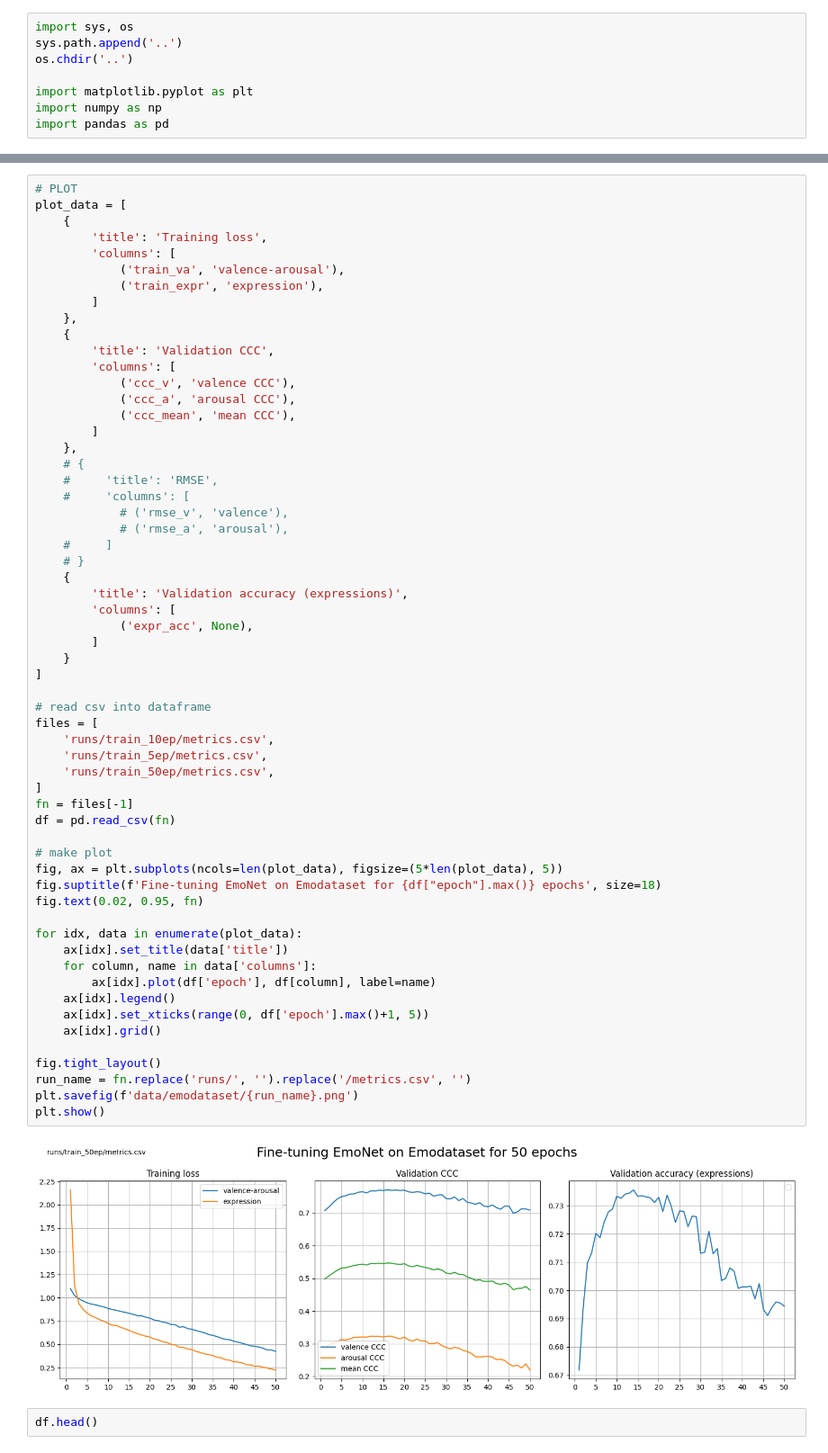
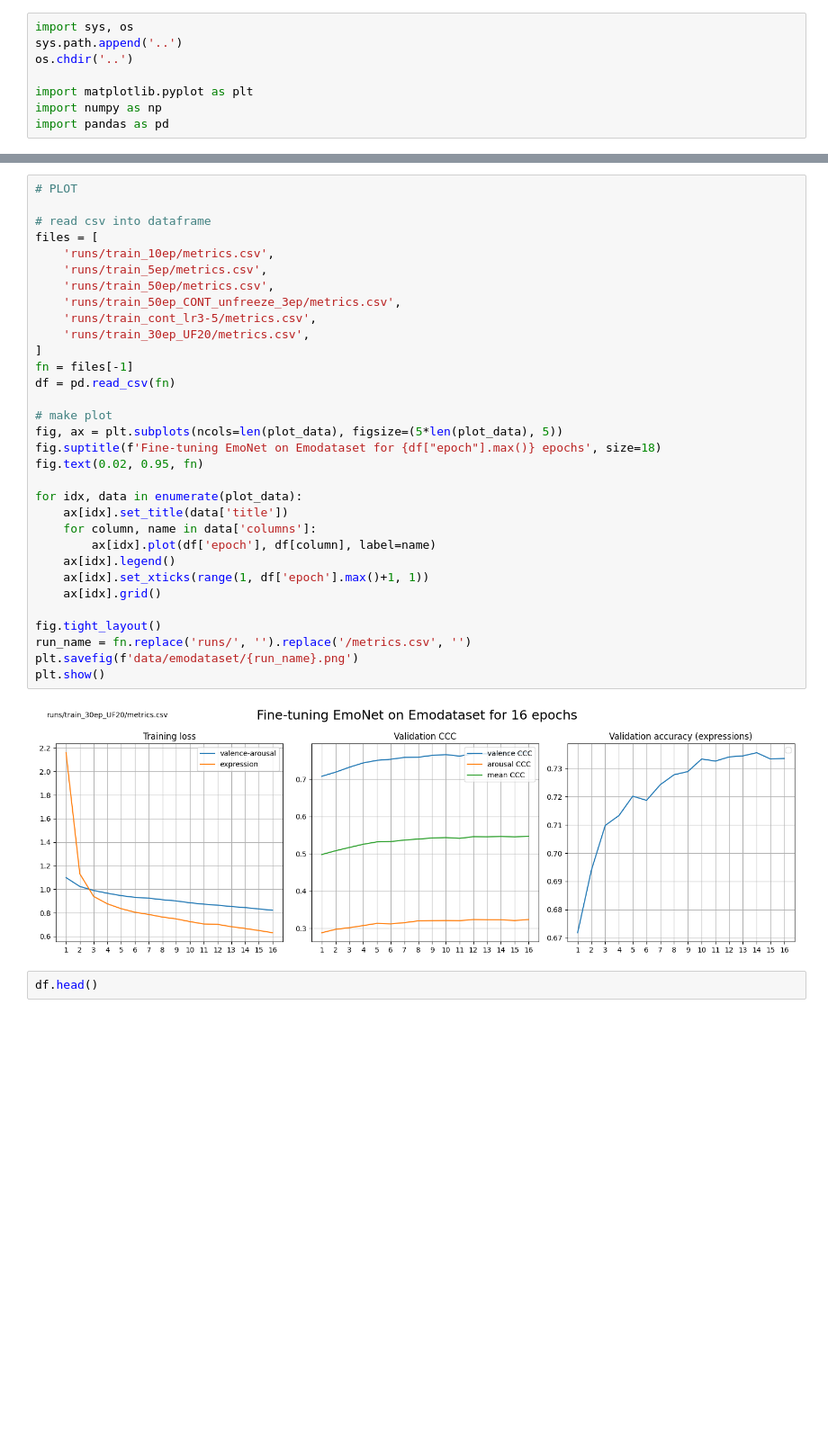
Before and after one commit to MattThePerson/emonet-fine-tuning, a Jupyter notebook: notebooks/GRAPH_finetune_metrics.ipynb, the cells around one changed output, grey strips where cells are left out. Shown at 90% size. Cells and saved outputs as stored; diff of their text form; blank space fills up the shorter version.

```diff
--- a/notebooks/GRAPH_finetune_metrics.ipynb
+++ b/notebooks/GRAPH_finetune_metrics.ipynb
@@ -9,63 +40,36 @@ import pandas as pd
 # %%
 # PLOT
-plot_data = [
-    {
-        'title': 'Training loss',
-        'columns': [
-            ('train_va', 'valence-arousal'),
-            ('train_expr', 'expression'),
-        ]
-    },
-    {
-        'title': 'Validation CCC',
-        'columns': [
-            ('ccc_v', 'valence CCC'),
-            ('ccc_a', 'arousal CCC'),
-            ('ccc_mean', 'mean CCC'),
-        ]
-    },
-    # {
-    #     'title': 'RMSE',
-    #     'columns': [
-            # ('rmse_v', 'valence'),
-            # ('rmse_a', 'arousal'),
-    #     ]
-    # }
-    {
-        'title': 'Validation accuracy (expressions)',
-        'columns': [
-            ('expr_acc', None),
-        ]
-    }
-]
 
 # read csv into dataframe
 files = [
     'runs/train_10ep/metrics.csv',
     'runs/train_5ep/metrics.csv',
     'runs/train_50ep/metrics.csv',
+    'runs/train_50ep_CONT_unfreeze_3ep/metrics.csv',
+    'runs/train_cont_lr3-5/metrics.csv',
+    'runs/train_30ep_UF20/metrics.csv',
 ]
 fn = files[-1]
 df = pd.read_csv(fn)
 
 # make plot
 fig, ax = plt.subplots(ncols=len(plot_data), figsize=(5*len(plot_data), 5))
 fig.suptitle(f'Fine-tuning EmoNet on Emodataset for {df["epoch"].max()} epochs', size=18)
 fig.text(0.02, 0.95, fn)
 
 for idx, data in enumerate(plot_data):
     ax[idx].set_title(data['title'])
     for column, name in data['columns']:
         ax[idx].plot(df['epoch'], df[column], label=name)
     ax[idx].legend()
-    ax[idx].set_xticks(range(0, df['epoch'].max()+1, 5))
+    ax[idx].set_xticks(range(1, df['epoch'].max()+1, 1))
     ax[idx].grid()
 
 fig.tight_layout()
 run_name = fn.replace('runs/', '').replace('/metrics.csv', '')
 plt.savefig(f'data/emodataset/{run_name}.png')
 plt.show()
 # %% [output]
-[figure, old version]
+[figure, new version]
 # %%
 df.head()
```
Also changed, not shown: parts of 1 cell of this notebook, 8 other files.
